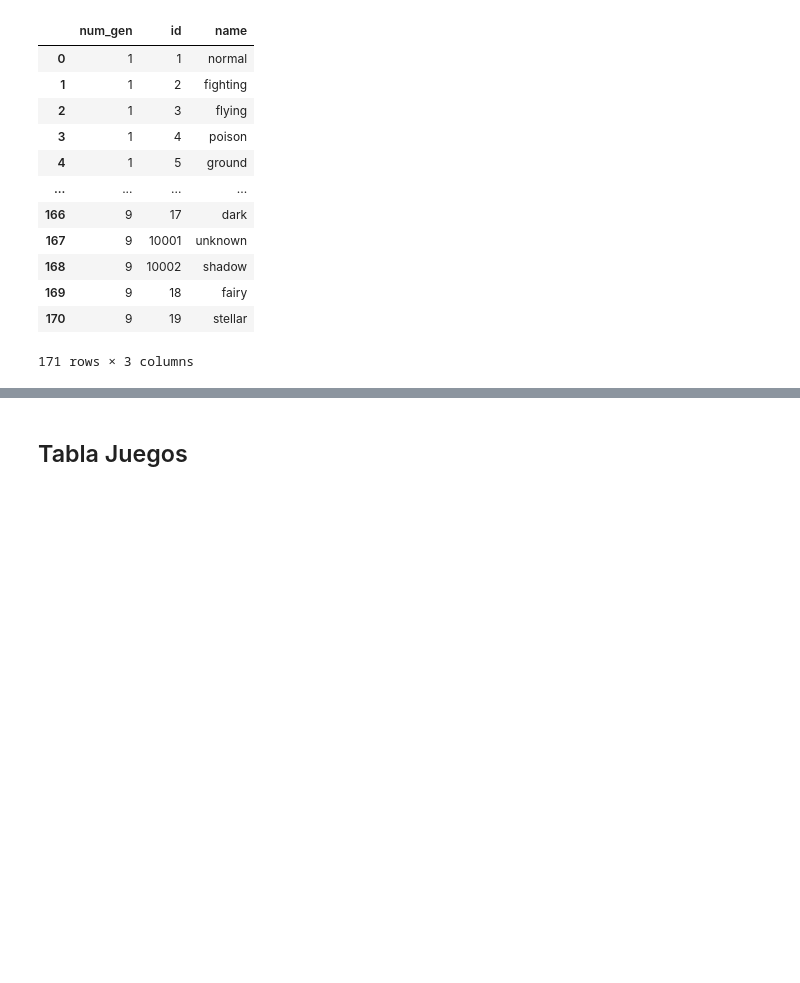
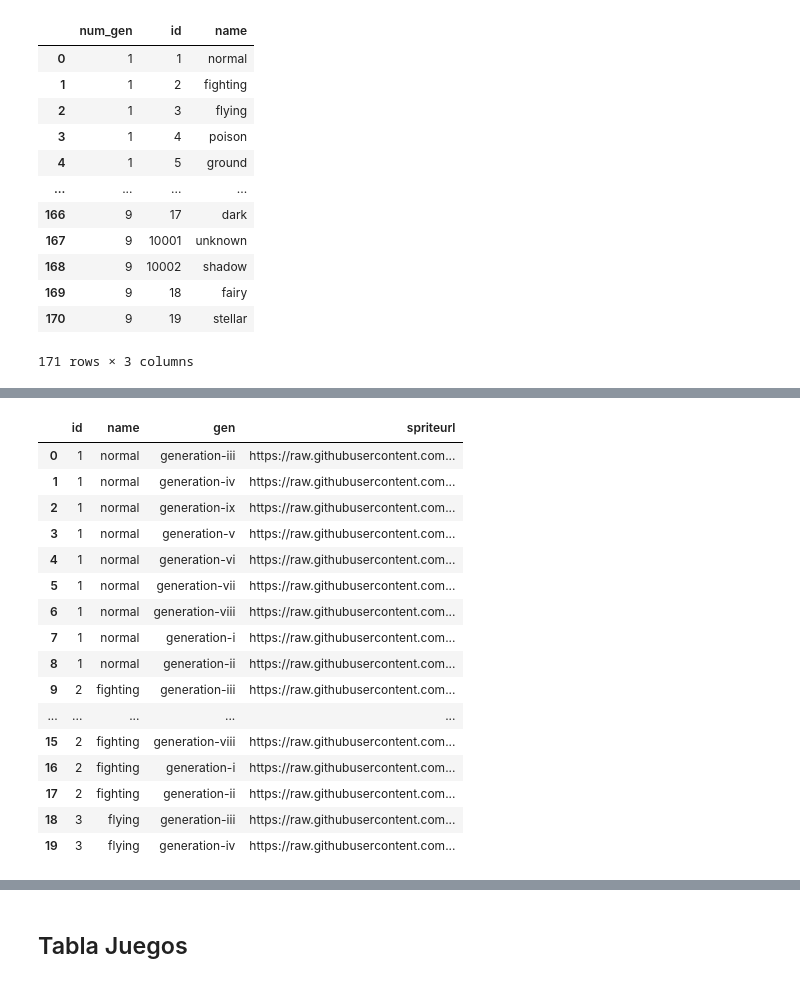
Before and after one commit to ADavid096/pokeproject, a Jupyter notebook: Script_infoDB.ipynb, the cells around one changed output, grey strips where cells are left out. Saved outputs shown, nothing was run; the diff lists cells and outputs as text; code cells hidden in the pictures; blank space fills up the shorter version.

```diff
--- a/Script_infoDB.ipynb
+++ b/Script_infoDB.ipynb
@@ -324,10 +326,0 @@ print(data["id"],": ",data["name"])
-# %%
-x = 6
-print("------")
-print(sprites_url)
-print("------")
-print(len(sprites_url))
-eldotas = eldatas[sprites_url[x]].dropna()
-print("--------")
-print(sprites_url[x])#Generacion
-print(eldotas.iloc[0]["name_icon"])#Imagen de la generacion
@@ -342,2 +347,47 @@ https://raw.githubusercontent.com/PokeAPI/sprites/master/sprites/types/generatio
+# %%
+gencolector = []
+for url in urls_tipos:
+  response = requests.get(url)
+  data =response.json()
+  eldatas = pd.DataFrame(data["sprites"])
+  sprites_url = list(eldatas.keys())#Listado de encabezados ("generation-i","generation-ii",etc)
+
+  #Se crea el listado de diccionarios para el tipo en el listado de urls
+  for c in range(len(sprites_url)):
+    gensprite = {}
+    eldotas = eldatas[sprites_url[c]].dropna()#Se borran todos los valores NaN
+    gensprite["id"] = data["id"]
+    gensprite["name"] = data["name"]
+    gensprite["gen"] = sprites_url[c]#Generacion
+    gensprite["spriteurl"] = eldotas.iloc[0]["name_icon"]#Imagen de la generacion
+    gencolector.append(gensprite)
+
+  #Agregar la primera y segunda generacion
+  gencolector.append({"id":data["id"],"name":data["name"],"gen":"generation-i","spriteurl":gencolector["gen"=="generation-iii"]["spriteurl"]})
+  gencolector.append({"id":data["id"],"name":data["name"],"gen":"generation-ii","spriteurl":gencolector["gen"=="generation-iii"]["spriteurl"]})
+
+#Visualizar resultado
+#Este dataframe bota el id tipo, el nombre del tipo y la generacion en texto y el sprite
+dfgencolector =pd.DataFrame(gencolector)
+# %%
+dfgencolector.head(20)
+# %% [output]
+|  | id | name | gen | spriteurl |
+| 0 | 1 | normal | generation-iii | https://raw.githubusercontent.com... |
+| 1 | 1 | normal | generation-iv | https://raw.githubusercontent.com... |
+| 2 | 1 | normal | generation-ix | https://raw.githubusercontent.com... |
+| 3 | 1 | normal | generation-v | https://raw.githubusercontent.com... |
+| 4 | 1 | normal | generation-vi | https://raw.githubusercontent.com... |
+| 5 | 1 | normal | generation-vii | https://raw.githubusercontent.com... |
+| 6 | 1 | normal | generation-viii | https://raw.githubusercontent.com... |
+| 7 | 1 | normal | generation-i | https://raw.githubusercontent.com... |
+| 8 | 1 | normal | generation-ii | https://raw.githubusercontent.com... |
+| 9 | 2 | fighting | generation-iii | https://raw.githubusercontent.com... |
+| ... | ... | ... | ... | ... |
+| 15 | 2 | fighting | generation-viii | https://raw.githubusercontent.com... |
+| 16 | 2 | fighting | generation-i | https://raw.githubusercontent.com... |
+| 17 | 2 | fighting | generation-ii | https://raw.githubusercontent.com... |
+| 18 | 3 | flying | generation-iii | https://raw.githubusercontent.com... |
+| 19 | 3 | flying | generation-iv | https://raw.githubusercontent.com... |
 # %%
 #Listado de Sprites por generacion de 1 tipo
```
Also changed, not shown: parts of 14 cells of this notebook.
